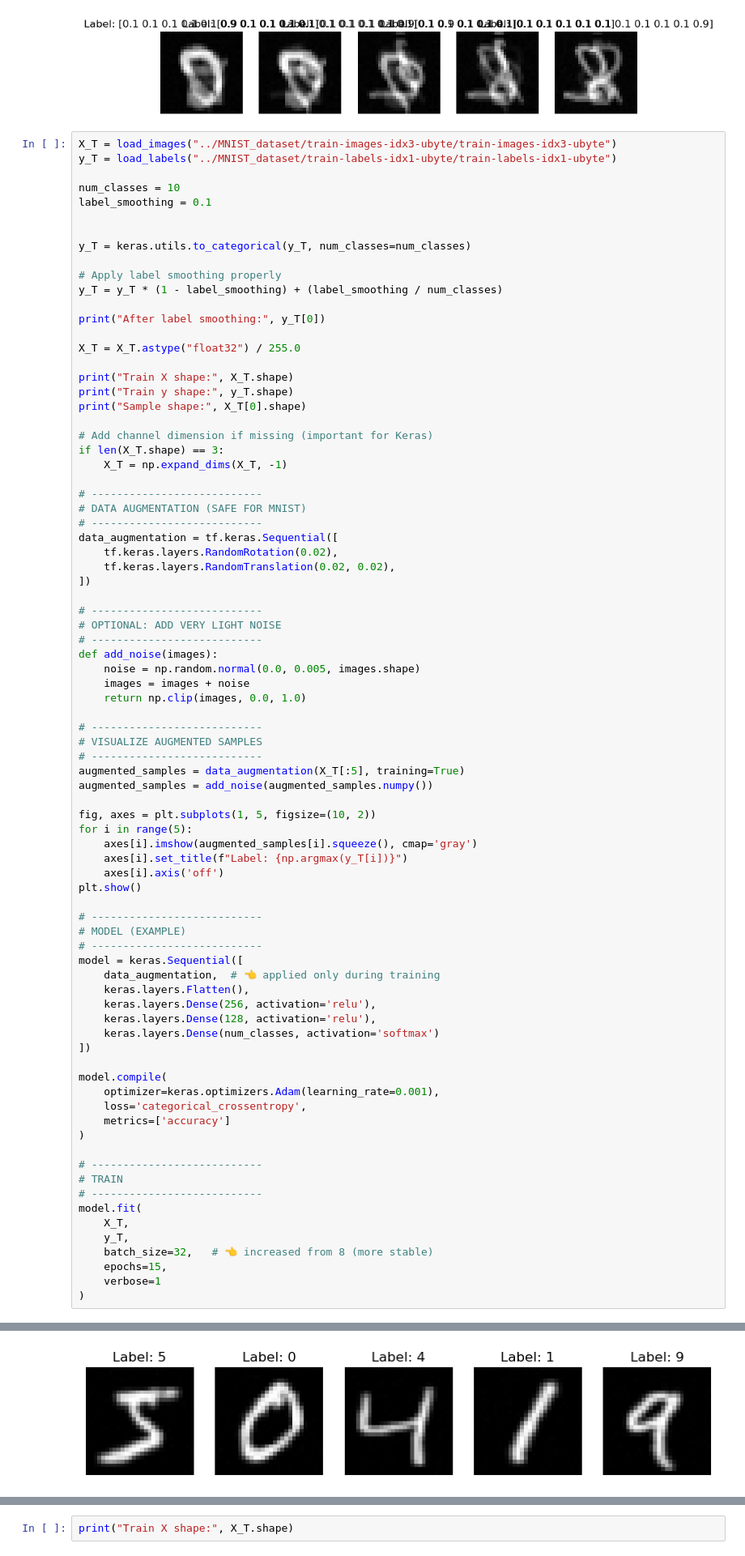
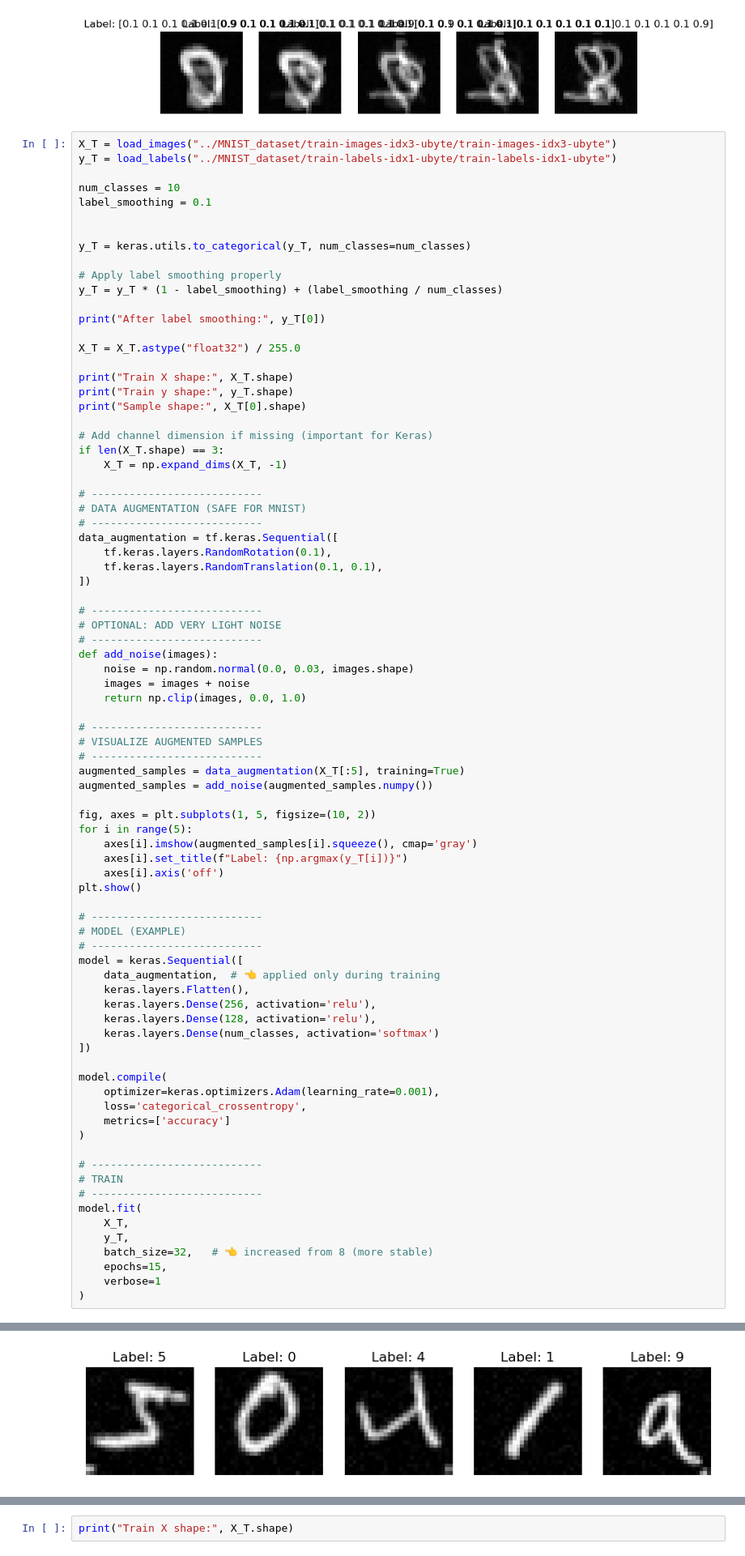
Before and after one commit to ludvigramsvik/MNIST-project-DT4031, a Jupyter notebook: NN/NeuralNetwork.ipynb, the cells around one changed output, grey strips where cells are left out. Shown at 81% size. Cells and saved outputs as stored; diff of their text form.

```diff
--- a/NN/NeuralNetwork.ipynb
+++ b/NN/NeuralNetwork.ipynb
@@ -95,15 +95,15 @@ if len(X_T.shape) == 3:
 # DATA AUGMENTATION (SAFE FOR MNIST)
 # ---------------------------
 data_augmentation = tf.keras.Sequential([
-    tf.keras.layers.RandomRotation(0.02),
-    tf.keras.layers.RandomTranslation(0.02, 0.02),
+    tf.keras.layers.RandomRotation(0.1),
+    tf.keras.layers.RandomTranslation(0.1, 0.1),
 ])
 
 # ---------------------------
 # OPTIONAL: ADD VERY LIGHT NOISE
 # ---------------------------
 def add_noise(images):
-    noise = np.random.normal(0.0, 0.005, images.shape)
+    noise = np.random.normal(0.0, 0.03, images.shape)
     images = images + noise
     return np.clip(images, 0.0, 1.0)
 
@@ -125,32 +125,32 @@ plt.show()
 # ---------------------------
 model = keras.Sequential([
     data_augmentation,  # 👈 applied only during training
     keras.layers.Flatten(),
     keras.layers.Dense(256, activation='relu'),
     keras.layers.Dense(128, activation='relu'),
     keras.layers.Dense(num_classes, activation='softmax')
 ])
 
 model.compile(
     optimizer=keras.optimizers.Adam(learning_rate=0.001),
     loss='categorical_crossentropy',
     metrics=['accuracy']
 )
 
 # ---------------------------
 # TRAIN
 # ---------------------------
 model.fit(
     X_T,
     y_T,
     batch_size=32,   # 👈 increased from 8 (more stable)
     epochs=15,
     verbose=1
 )
 # %% [output]
 After label smoothing: [0.01 0.01 0.01 0.01 0.01 0.91 0.01 0.01 0.01 0.01]
 Train X shape: (60000, 28, 28)
 Train y shape: (60000, 10)
 Sample shape: (28, 28)
-[figure, old version]
+[figure, new version]
 Epoch 1/15
```
Also changed, not shown: parts of 1 cell of this notebook, 2 other files.
